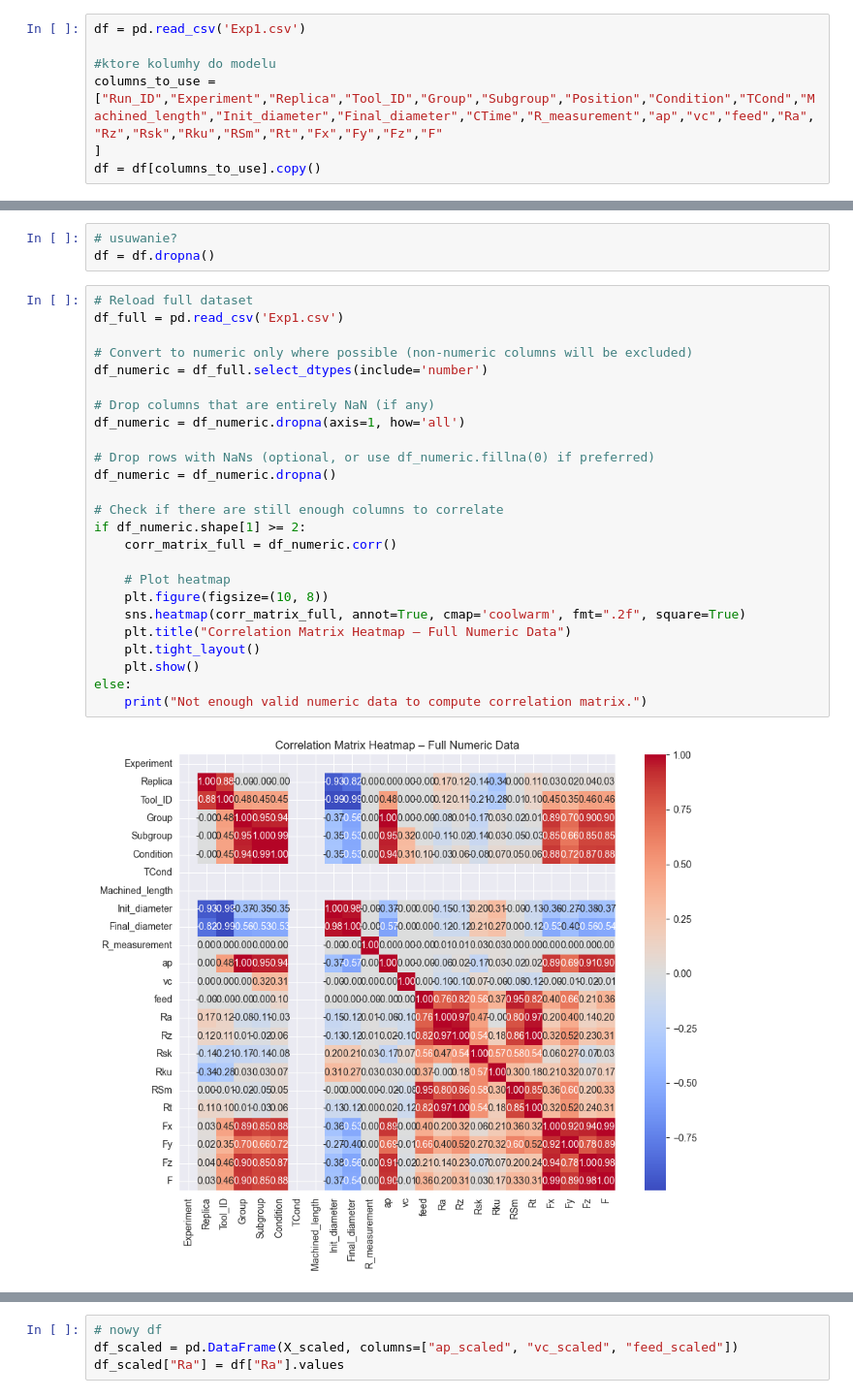
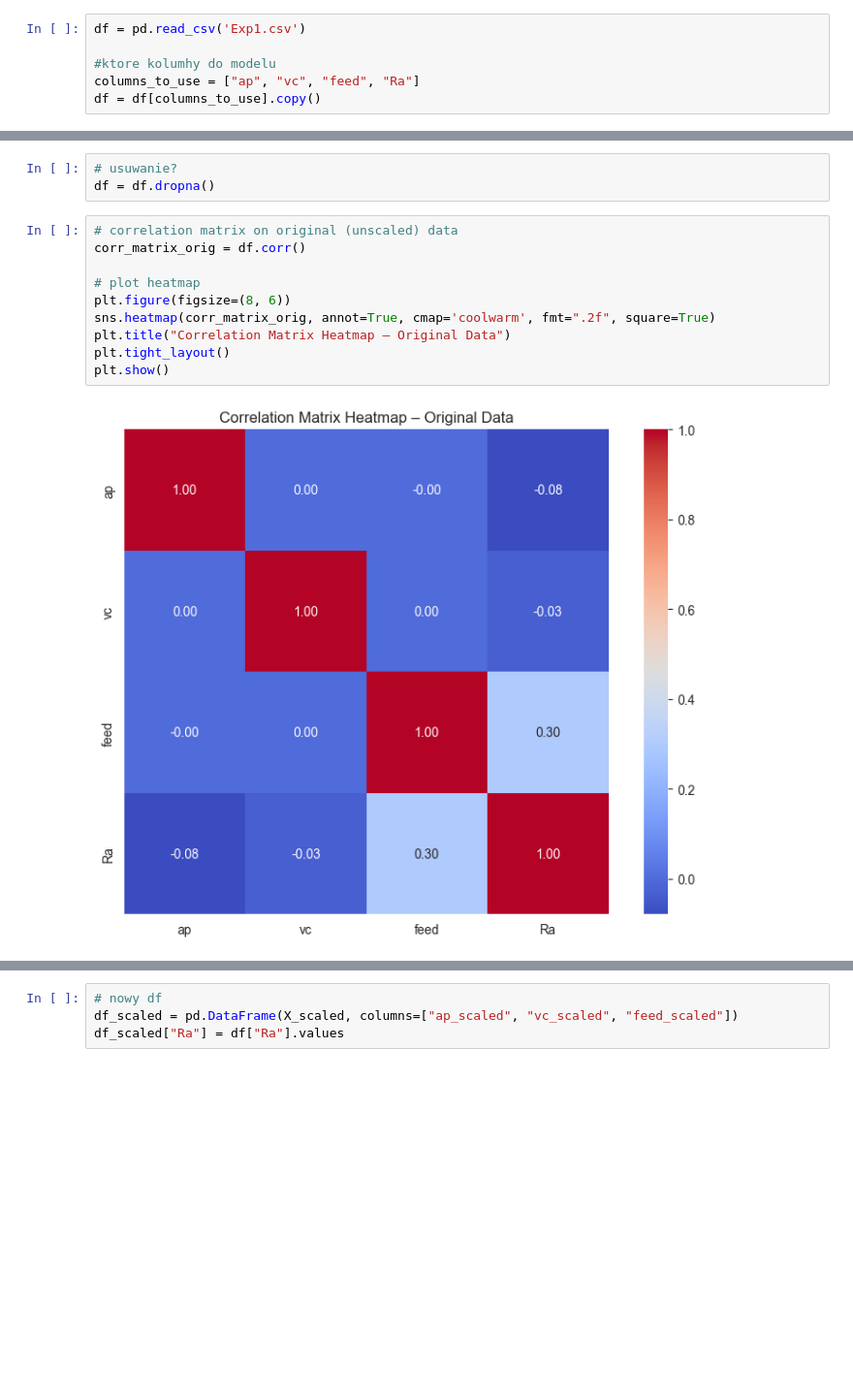
Before and after one commit to Banach-Bartosz/Surface-roughness, a Jupyter notebook: data_preprocessing.ipynb, the cells around one changed output, grey strips where cells are left out. Shown at 97% size. Drawn from its saved outputs; the diff is of its cells as text; blank space fills up the shorter version.

```diff
--- a/data_preprocessing.ipynb
+++ b/data_preprocessing.ipynb
@@ -8,8 +8,7 @@ from sklearn.preprocessing import StandardScaler
 df = pd.read_csv('Exp1.csv')
 
 #ktore kolumhy do modelu
-columns_to_use = ["Run_ID","Experiment","Replica","Tool_ID","Group","Subgroup","Position","Condition","TCond","Machined_length","Init_diameter","Final_diameter","CTime","R_measurement","ap","vc","feed","Ra","Rz","Rsk","Rku","RSm","Rt","Fx","Fy","Fz","F"
-]
+columns_to_use = ["ap", "vc", "feed", "Ra"]
 df = df[columns_to_use].copy()
 # %%
 # zamiana typu danych w kolumnach?
@@ -19,32 +18,17 @@ for col in columns_to_use:
 # usuwanie?
 df = df.dropna()
 # %%
-# Reload full dataset
-df_full = pd.read_csv('Exp1.csv')
+# correlation matrix on original (unscaled) data
+corr_matrix_orig = df.corr()
 
-# Convert to numeric only where possible (non-numeric columns will be excluded)
-df_numeric = df_full.select_dtypes(include='number')
-
-# Drop columns that are entirely NaN (if any)
-df_numeric = df_numeric.dropna(axis=1, how='all')
-
-# Drop rows with NaNs (optional, or use df_numeric.fillna(0) if preferred)
-df_numeric = df_numeric.dropna()
-
-# Check if there are still enough columns to correlate
-if df_numeric.shape[1] >= 2:
-    corr_matrix_full = df_numeric.corr()
-
-    # Plot heatmap
-    plt.figure(figsize=(10, 8))
-    sns.heatmap(corr_matrix_full, annot=True, cmap='coolwarm', fmt=".2f", square=True)
-    plt.title("Correlation Matrix Heatmap – Full Numeric Data")
-    plt.tight_layout()
-    plt.show()
-else:
-    print("Not enough valid numeric data to compute correlation matrix.")
+# plot heatmap
+plt.figure(figsize=(8, 6))
+sns.heatmap(corr_matrix_orig, annot=True, cmap='coolwarm', fmt=".2f", square=True)
+plt.title("Correlation Matrix Heatmap – Original Data")
+plt.tight_layout()
+plt.show()
 # %% [output]
-[figure, old version]
+[figure, new version]
 # %%
 # wyszukiwanie outlierow
 for col in ["ap", "vc", "feed", "Ra"]:
```
Also changed, not shown: parts of 2 cells of this notebook.
